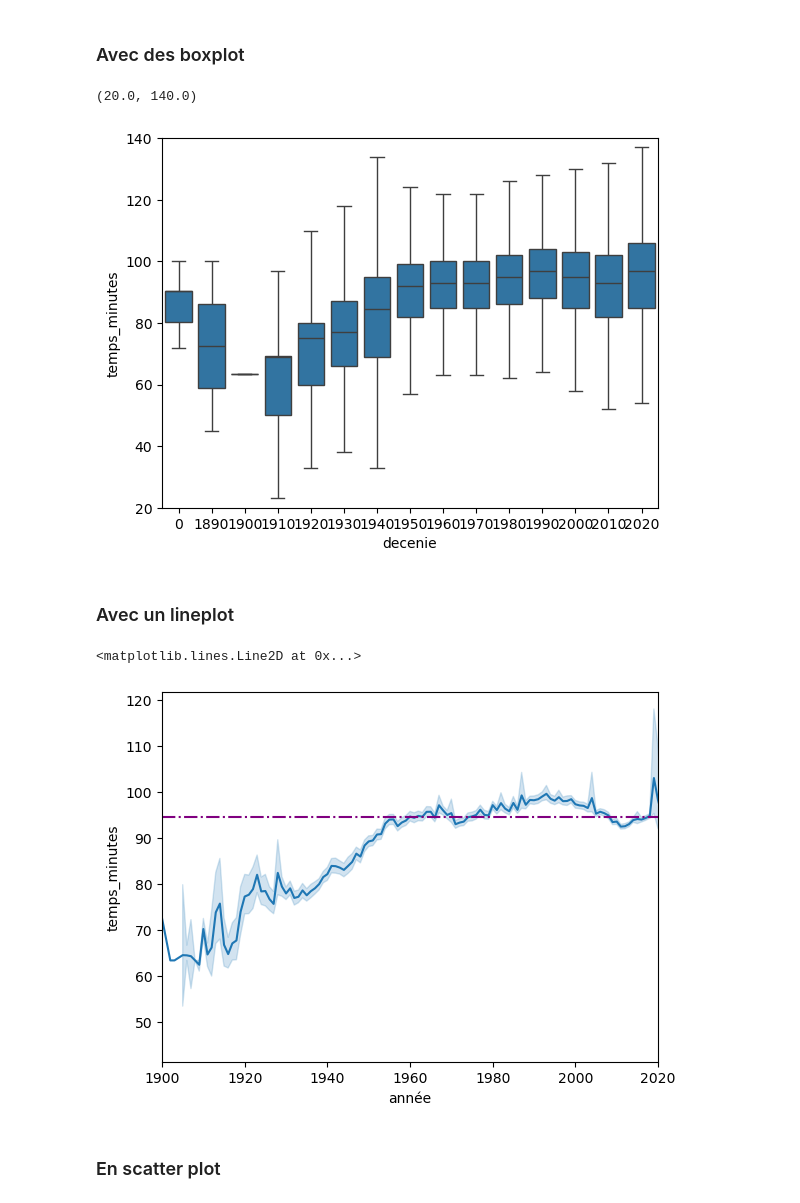
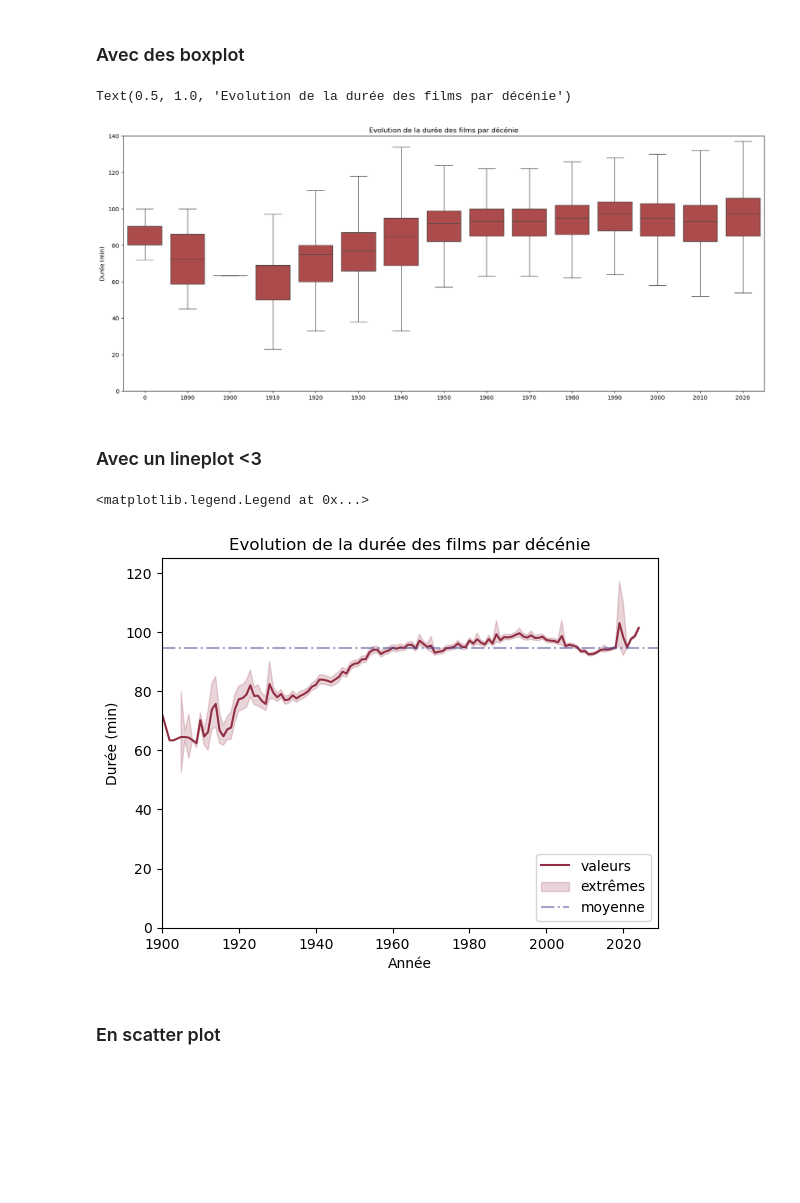
Before and after one commit to LunaGTN/film_recommendation_system, a Jupyter notebook: analyse.ipynb, the cells around one changed output. Saved outputs shown, nothing was run; the diff lists cells and outputs as text; code cells hidden in the pictures; blank space fills up the shorter version.

Commit message:
Ajout graphiques

```diff
--- a/analyse.ipynb
+++ b/analyse.ipynb
@@ -19,21 +23,30 @@ sns.heatmap(df_top_genre, cmap = "icefire")
 # %% [markdown]
 ### Avec des boxplot
 # %%
-sns.boxplot(data=df_film, x="decenie", y="temps_minutes", showfliers=False)
-plt.ylim(20,140)
+plt.figure(figsize = (20,8))
+sns.boxplot(data=df_film, x="decenie", y="temps_minutes", showfliers=False, color = "#BC3B3B")
+plt.ylim(0,140)
+plt.ylabel("Durée (min)")
+plt.xlabel("")
+plt.title("Evolution de la durée des films par décénie")
 # %% [output]
-(20.0, 140.0)
+Text(0.5, 1.0, 'Evolution de la durée des films par décénie')
-[figure, old version]
+[figure, new version]
 # %% [markdown]
-### Avec un lineplot
+### Avec un lineplot <3
 # %%
-sns.lineplot(data = df_film, x = "année", y = "temps_minutes")
-plt.xlim(1900, 2020)
+sns.lineplot(data = df_film, x = "année", y = "temps_minutes", color = "#922E44")
+plt.xlim(1900, 2029)
+plt.ylim(0,125)
 moyenne = df_film['temps_minutes'].mean()
-plt.axhline(moyenne, color='purple', linestyle='-.')
+plt.axhline(moyenne, color='#494B9B', linestyle='-.', alpha = 0.5)
+plt.ylabel("Durée (min)")
+plt.xlabel("Année")
+plt.title("Evolution de la durée des films par décénie")
+plt.legend(["valeurs", "extrêmes", "moyenne"], loc = 'lower right')
 # %% [output]
-<matplotlib.lines.Line2D at 0x...>
+<matplotlib.legend.Legend at 0x...>
-[figure, old version]
+[figure, new version]
 # %% [markdown]
 ### En scatter plot
 # %%
```
Also changed, not shown: parts of 13 cells of this notebook.
